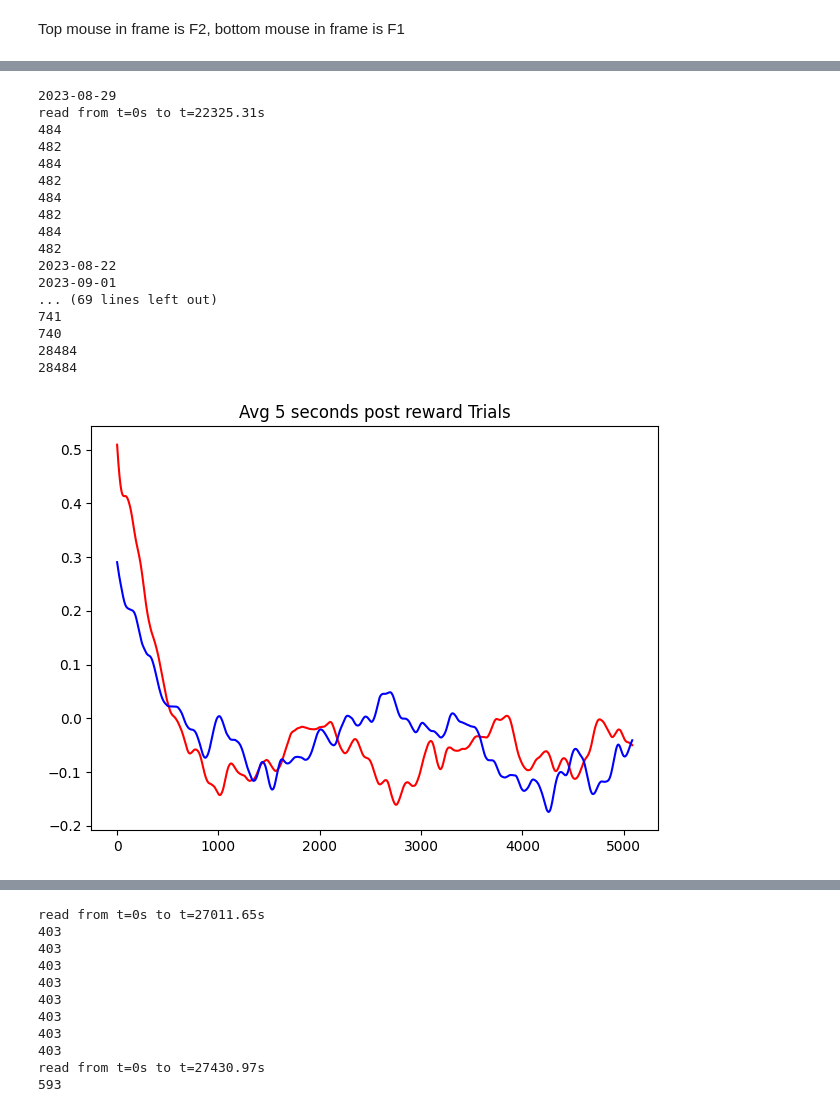
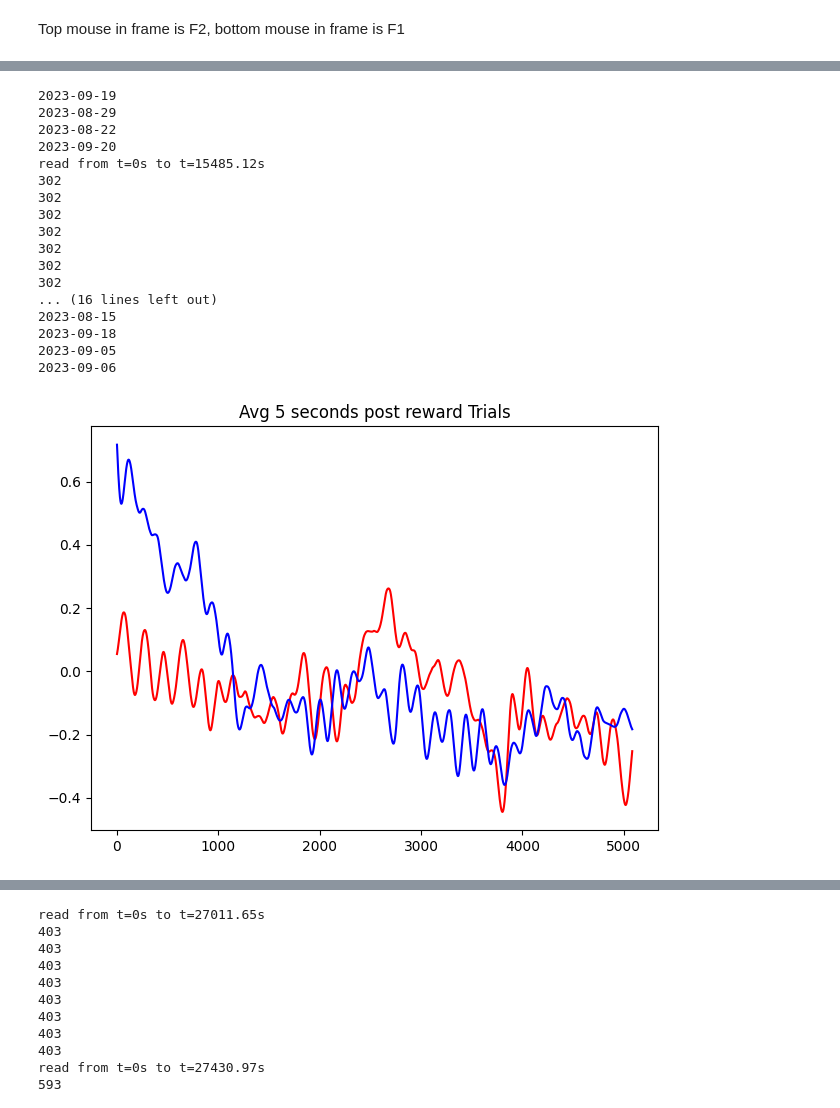
Before and after one commit to Tsuchijo/Interaction_Task_Data_Processing, a Jupyter notebook: src/notebooks/process_photometry.ipynb, the cells around one changed output, grey strips where cells are left out. Cells and saved outputs as stored; diff of their text form; code cells hidden in the pictures.

```diff
--- a/src/notebooks/process_photometry.ipynb
+++ b/src/notebooks/process_photometry.ipynb
@@ -269,7 +269,7 @@ fail_list_465A = []
 fail_list_465C = []
 for key in [key for key in all_photometry_data.keys() if key[-2:] != '_2']:
     print(key)
-    if key == '2023-08-12' or (int(key[-2:]) < 25 and int(key[5:7]) == 8):
+    if key != '2023-09-20':
         continue
     data = get_trial_photometry_data(key, all_photometry_data)
     csv = pd.read_csv(all_photometry_data[key]['trial'])
@@ -294,49 +294,49 @@ for key in [key for key in all_photometry_data.keys() if key[-2:] != '_2']:
                 print(len(time_series))
                 continue
         else:
             try:
                 fail_list_465A.append(deltaFF(data['465A'][trial][fs:len(time_series) + fs], time_series)[0])
                 fail_list_465C.append(deltaFF(data['465C'][trial][fs:len(time_series) + fs], time_series)[0])
             except:
                 print(len(time_series))
                 continue
 # average over all successful trials
 mean_465A = np.mean(np.array(success_list_465A), axis=0)
 mean_465C = np.mean(np.array(success_list_465C), axis=0)
 # average over all failed trials
 mean_465A_fail = np.mean(np.array(fail_list_465A), axis=0)
 mean_465C_fail = np.mean(np.array(fail_list_465C), axis=0)
 
 # average over all reward trials
 mean_465A_reward = np.mean([y[:min([len(x) for x in post_reward_list_465A])] for y in post_reward_list_465A], axis=0)
 mean_465C_reward = np.mean([y[:min([len(x) for x in post_reward_list_465C])] for y in post_reward_list_465C], axis=0)
 
 # plot average of reward trials
 fig, ax = plt.subplots(1, 1)
 ax.plot(mean_465A_reward, color='red')
 ax.plot(mean_465C_reward, color='blue')
 ax.set_title('Avg 5 seconds post reward Trials')
 fig.tight_layout()
 plt.show()
 # %% [output]
+2023-09-19
 2023-08-29
-read from t=0s to t=22325.31s
-484
-482
-484
-482
-484
-482
-484
-482
 2023-08-22
-2023-09-01
-... (69 lines left out)
-741
-740
-28484
-28484
+2023-09-20
+read from t=0s to t=15485.12s
+302
+302
+302
+302
+302
+302
+302
+... (16 lines left out)
+2023-08-15
+2023-09-18
+2023-09-05
+2023-09-06
-[figure, old version]
+[figure, new version]
 # %%
 ## function finds the highest correlation between a moving window between two signals
 # params:
```
Also changed, not shown: parts of 6 cells of this notebook, 19 other files.
